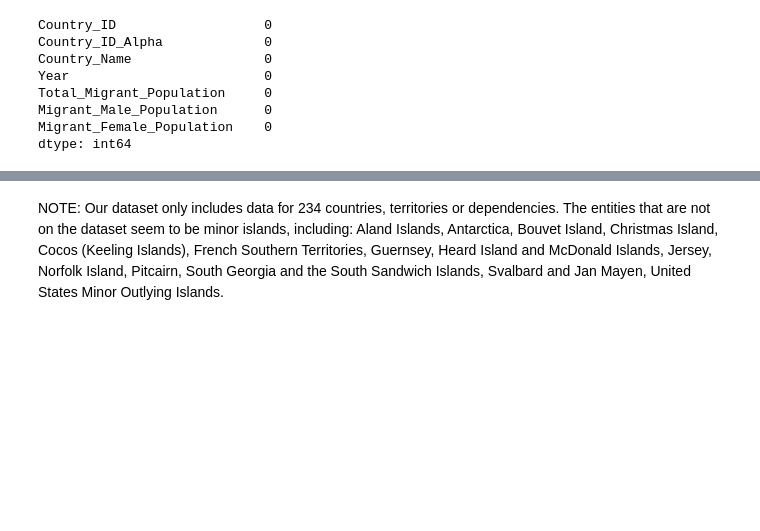
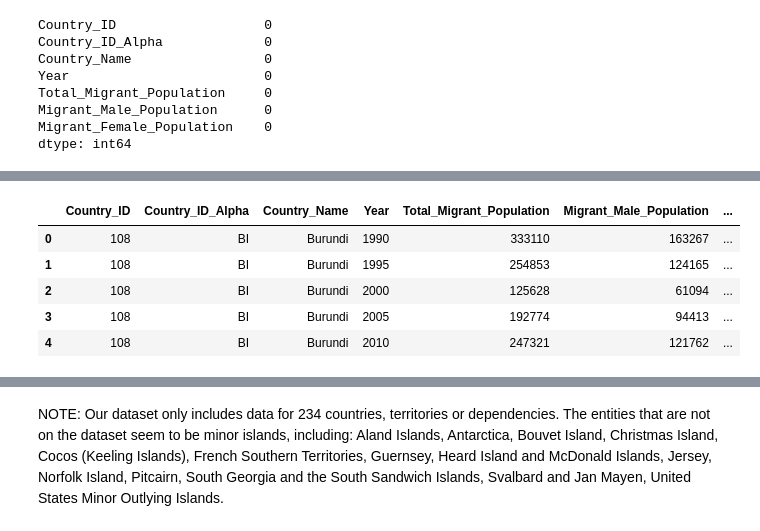
Before and after one commit to pavlarsen/Final_Project, a Jupyter notebook: data_preprocessing_part1.ipynb, the cells around one changed output, grey strips where cells are left out. Drawn from its saved outputs; the diff is of its cells as text; code cells hidden in the pictures; blank space fills up the shorter version.

```diff
--- a/data_preprocessing_part1.ipynb
+++ b/data_preprocessing_part1.ipynb
@@ -137,3 +149,12 @@ dtype: int64
+# %%
+complete_df.head()
+# %% [output]
+|  | Country_ID | Country_ID_Alpha | Country_Name | Year | Total_Migrant_Population | Migrant_Male_Population | ... |
+| 0 | 108 | BI | Burundi | 1990 | 333110 | 163267 | ... |
+| 1 | 108 | BI | Burundi | 1995 | 254853 | 124165 | ... |
+| 2 | 108 | BI | Burundi | 2000 | 125628 | 61094 | ... |
+| 3 | 108 | BI | Burundi | 2005 | 192774 | 94413 | ... |
+| 4 | 108 | BI | Burundi | 2010 | 247321 | 121762 | ... |
 # %%
 # Export the DataFrame
 complete_df.to_csv("Migrant_Population.csv", index=False)
```
Also changed, not shown: parts of 1 cell of this notebook.
